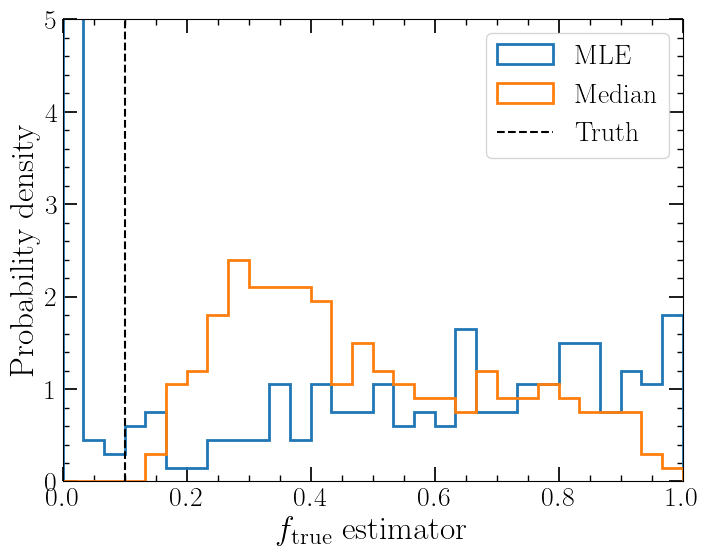
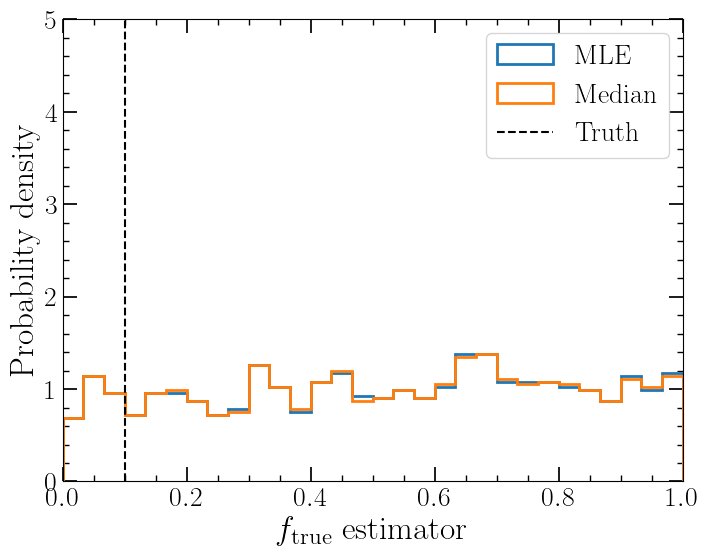
The change to this notebook cell's code, shown as a diff; its figure went from the first image to the second:
--- before
+++ after
@@ -7,4 +7,6 @@
 q005 = np.zeros(N_EXP)
 q095 = np.zeros(N_EXP)
+q084 = np.zeros(N_EXP)
+q016 = np.zeros(N_EXP)
 for i, cdf in tqdm(enumerate(cdfs)):
     inverse_cdf = interp1d(cdf, f_grid, bounds_error=False, fill_value='extrapolate')
@@ -14,4 +16,6 @@
     q005[i] = inverse_cdf(0.05)
     q095[i] = inverse_cdf(0.95)
+    q016[i] = inverse_cdf(0.16)
+    q084[i] = inverse_cdf(0.84)
 
 edges = np.linspace(0, 1, 31)
@@ -26,2 +30,23 @@
 ax1.set_ylabel('Probability density')
 plt.show()
+
+sigmas = (q084 - q016) / 2
+print(np.median(sigmas))
+
+# narr = np.array([100, 1000, 10000, 100000])
+# sigarr = np.array([0.231051922419544, 0.09875223169943531, 0.03658579216528577, 0.011195902519062204])
+
+narr = np.array([100, 1000, 10000, 100000])
+sigarr = np.array([0.12374656546819078, 0.04339511689740713, 0.0139280046121739, 0.0043379842409952685])
+
+nn = np.linspace(100, 100000, 1000)
+model = sigarr[1] * np.sqrt(narr[1]) / np.sqrt(nn)
+
+plt.figure()
+plt.plot(nn, model, label=r'$\sigma / \sqrt{N}$')
+plt.scatter(narr, sigarr, label='Toy model')
+plt.loglog()
+plt.xlabel(r'$N_{\rm GW}$')
+plt.ylabel(r'Median posterior $\sigma$')
+plt.legend()
+plt.show()

Commit: add sources with undetected gws to catalogs as well and estimate alpha from that